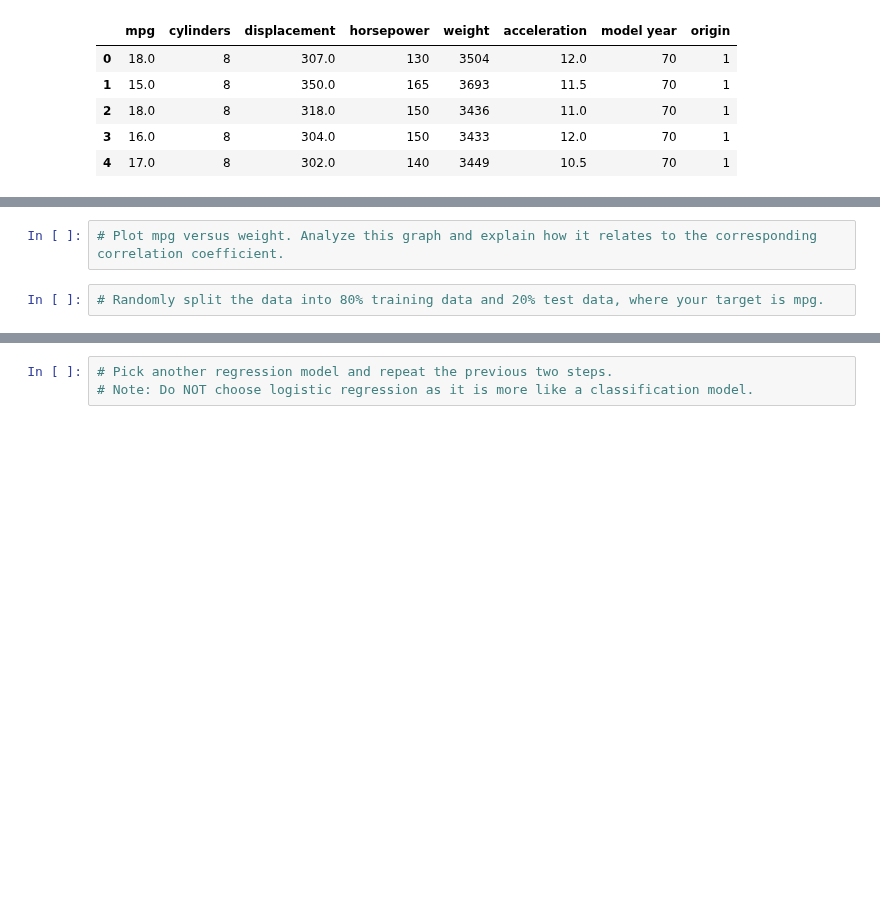
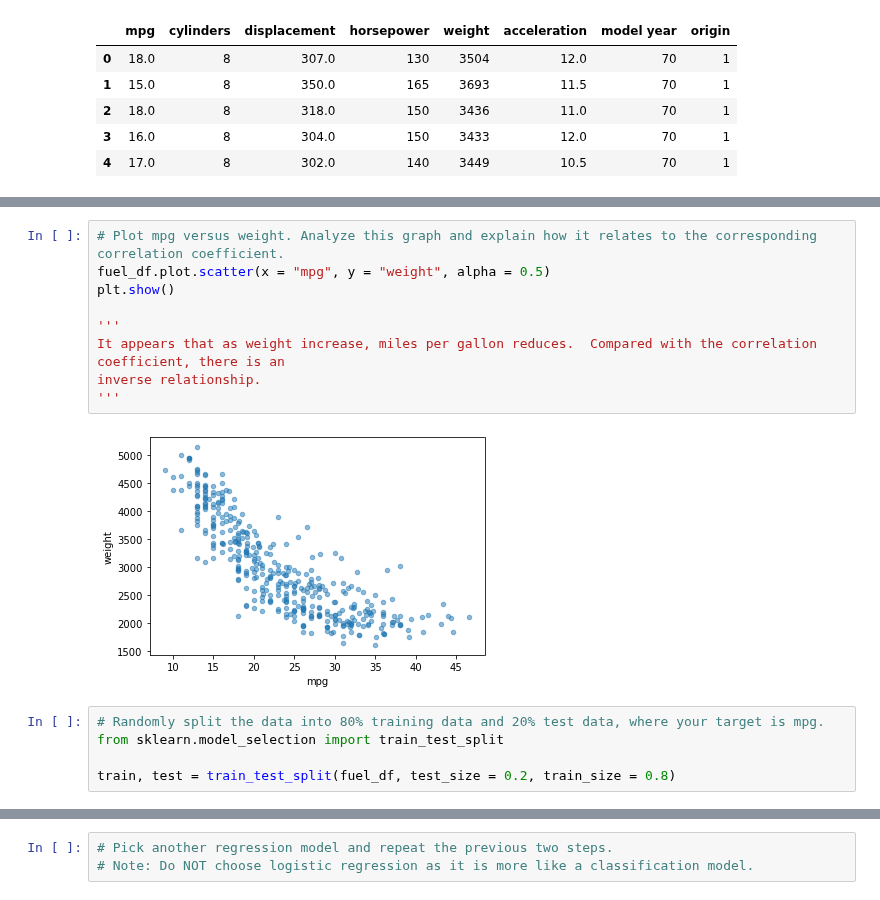
Before and after one commit to joshgreenert/Python-Projects, a Jupyter notebook: Data Mining/Week4/Machine Learning Predicting Fuel Efficiency.ipynb, the cells around one changed output, grey strips where cells are left out. Drawn from its saved outputs; the diff is of its cells as text; blank space fills up the shorter version.

```diff
--- a/Data Mining/Week4/Machine Learning Predicting Fuel Efficiency.ipynb
+++ b/Data Mining/Week4/Machine Learning Predicting Fuel Efficiency.ipynb
@@ -55,6 +78,18 @@ ValueError: Columns must be same length as key
 # %%
 # Plot mpg versus weight. Analyze this graph and explain how it relates to the corresponding correlation coefficient.
+fuel_df.plot.scatter(x = "mpg", y = "weight", alpha = 0.5)
+plt.show()
+
+'''
+It appears that as weight increase, miles per gallon reduces.  Compared with the correlation coefficient, there is an
+inverse relationship.
+'''
+# %% [output]
+[figure, added]
 # %%
 # Randomly split the data into 80% training data and 20% test data, where your target is mpg.
+from sklearn.model_selection import train_test_split
+
+train, test = train_test_split(fuel_df, test_size = 0.2, train_size = 0.8)
 # %%
 # Train an ordinary linear regression on the training data
```
Also changed, not shown: parts of 6 cells of this notebook.
